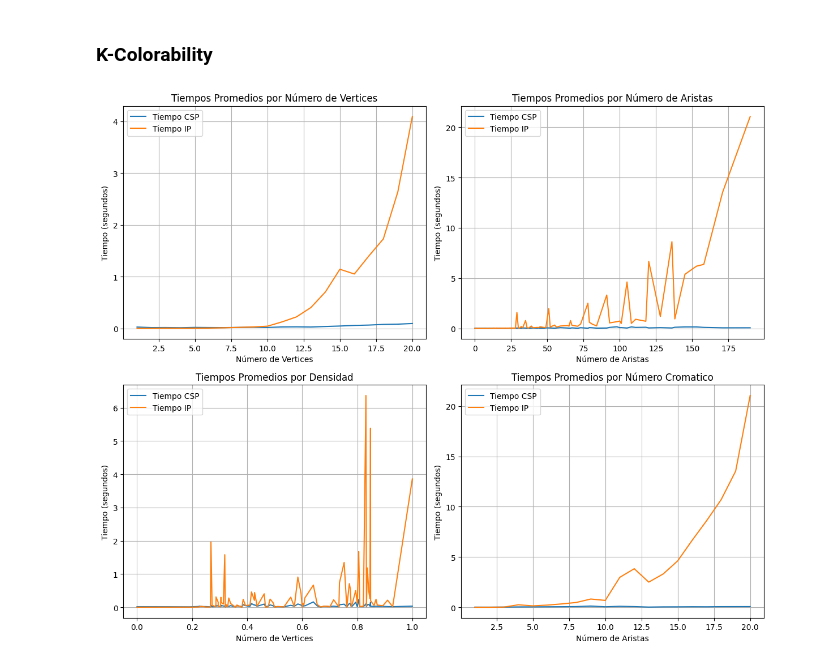
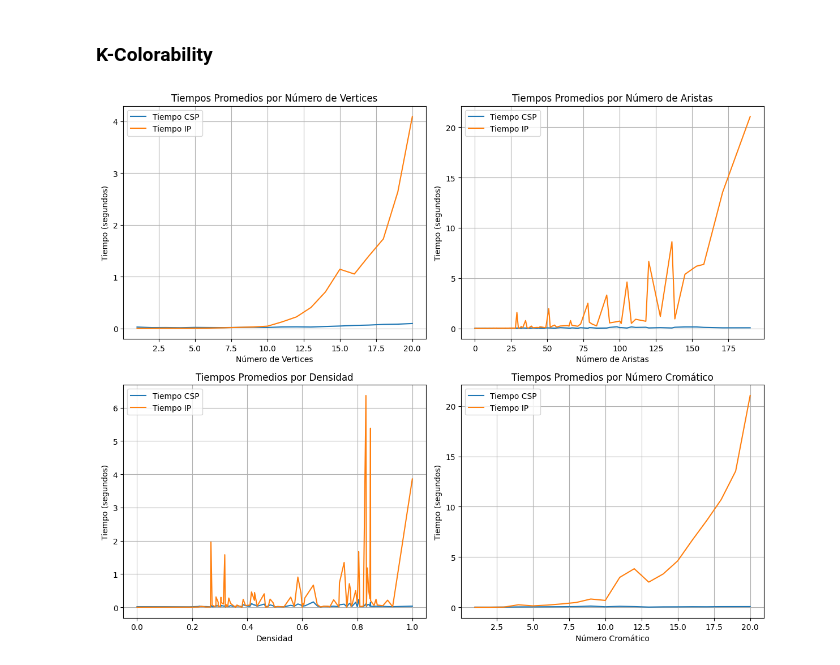
Before and after one commit to javierrodriguezsanchez/Comparison-between-CSP-and-IP, a Jupyter notebook: src/data_plotting.ipynb, the cells around one changed output. Drawn from its saved outputs; the diff is of its cells as text; code cells hidden in the pictures.

```diff
--- a/src/data_plotting.ipynb
+++ b/src/data_plotting.ipynb
@@ -72,34 +140,34 @@ plt.grid()
 plt.subplot(2, 2, 2)
 plt.plot(promedio_tiempo_aristas.index, promedio_tiempo_aristas['CSP'], label='Tiempo CSP')
 plt.plot(promedio_tiempo_aristas.index, promedio_tiempo_aristas['IP'], label='Tiempo IP')
 plt.title('Tiempos Promedios por Número de Aristas')
 plt.xlabel('Número de Aristas')
 plt.ylabel('Tiempo (segundos)')
 plt.legend()
 plt.grid()
 
 # Tercera gráfica: Tiempos promedio por densidad
 plt.subplot(2, 2, 3) # (filas, columnas, índice)
 plt.plot(promedio_tiempo_densidad.index, promedio_tiempo_densidad['CSP'], label='Tiempo CSP')
 plt.plot(promedio_tiempo_densidad.index, promedio_tiempo_densidad['IP'], label='Tiempo IP')
 plt.title('Tiempos Promedios por Densidad')
-plt.xlabel('Número de Vertices')
+plt.xlabel('Densidad')
 plt.ylabel('Tiempo (segundos)')
 plt.legend()
 plt.grid()
 
 # Cuarta gráfica: Tiempos promedio por número cromatico
 plt.subplot(2, 2, 4)
 plt.plot(promedio_tiempo_numero_cromatico.index, promedio_tiempo_numero_cromatico['CSP'], label='Tiempo CSP')
 plt.plot(promedio_tiempo_numero_cromatico.index, promedio_tiempo_numero_cromatico['IP'], label='Tiempo IP')
-plt.title('Tiempos Promedios por Número Cromatico')
-plt.xlabel('Número de Aristas')
+plt.title('Tiempos Promedios por Número Cromático')
+plt.xlabel('Número Cromático')
 plt.ylabel('Tiempo (segundos)')
 plt.legend()
 plt.grid()
 
 # Mostrar las gráficas
 plt.tight_layout()
 plt.show()
 # %% [output]
-[figure, old version]
+[figure, new version]
```
Also changed, not shown: parts of 1 cell of this notebook, 3 other files.
